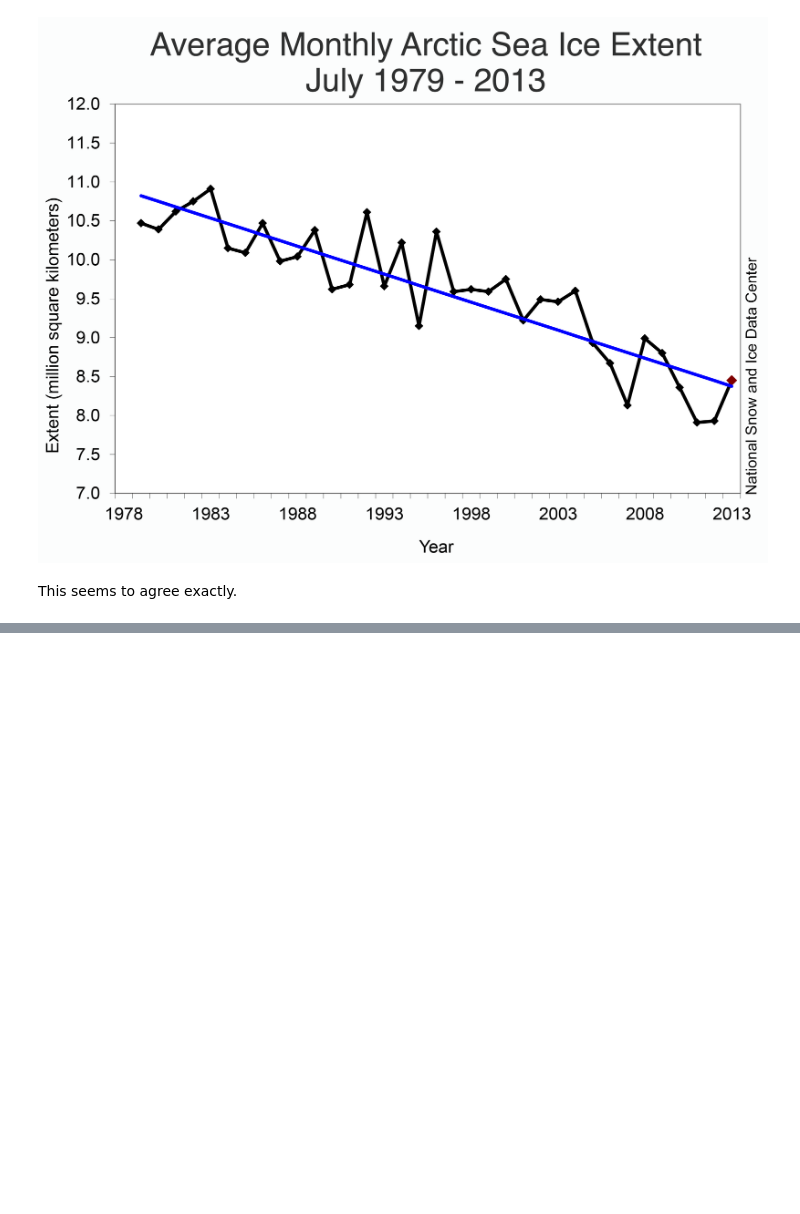
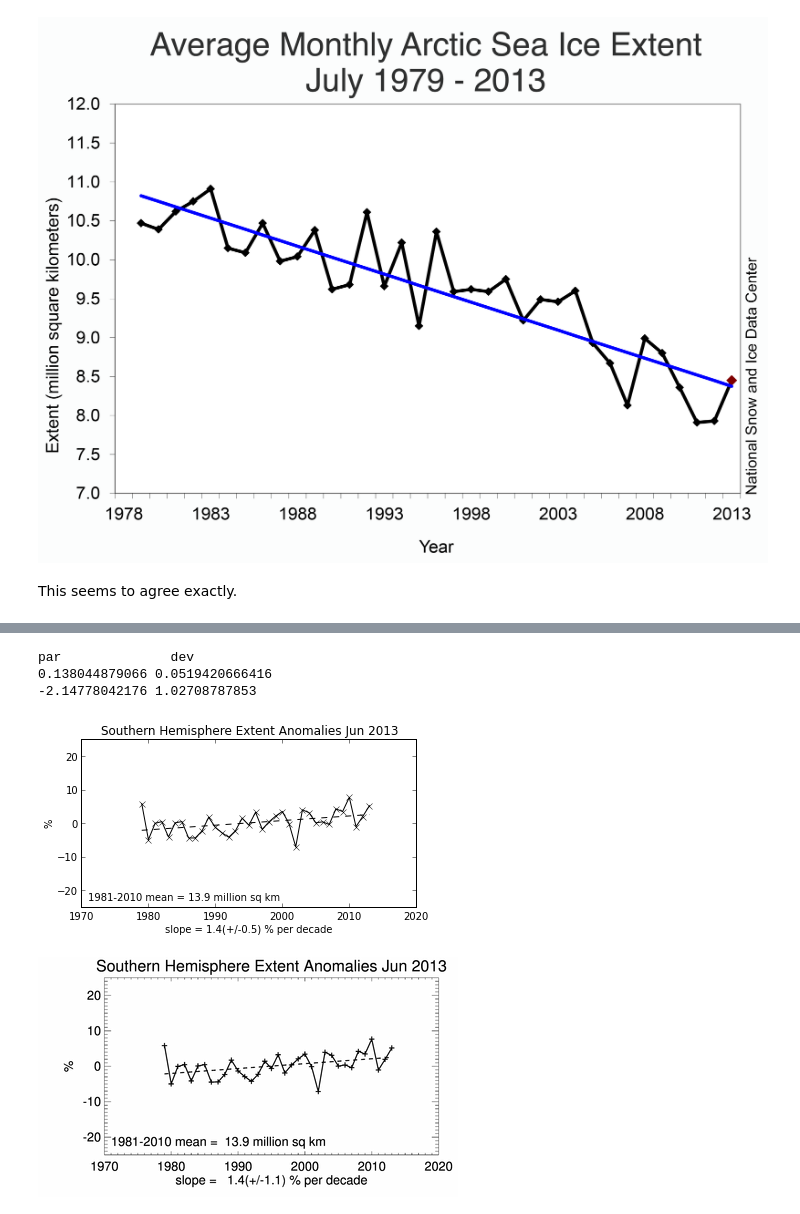
Before and after one commit to certik/climate, a Jupyter notebook: Sea Ice Index.ipynb, the cells around one changed output, grey strips where cells are left out. Drawn from its saved outputs; the diff is of its cells as text; code cells hidden in the pictures; blank space fills up the shorter version.

Commit message:
Add Antarctic Sea Ice Index

```diff
--- a/Sea Ice Index.ipynb
+++ b/Sea Ice Index.ipynb
@@ -173,0 +176,4 @@ This seems to agree exactly.
+# %%
+open("data/S_06_area.txt", "w").write(urllib2.urlopen("ftp://sidads.colorado.edu/DATASETS/NOAA/G02135/Jun/S_06_area.txt").read())
+data = read_table("data/S_06_area.txt", skipfooter=7, sep="\s+")
+data
@@ -173,0 +198,36 @@ This seems to agree exactly.
+# %%
+avg = data[2:32].extent.mean()
+anomaly = (data.extent - avg) / avg * 100
+d = DataFrame({"anomaly": anomaly.values}, index=data.year)
+# %%
+years = array(d.anomaly.index)
+yvals = d.anomaly.values
+Y0 = years[0]
+def f(x, a, b):
+    return a*(x-Y0)+b
+from scipy.optimize import curve_fit
+(a, b), pcov = curve_fit(f, years, yvals)
+adev = sqrt(pcov[0, 0])
+bdev = sqrt(pcov[1, 1])
+print "par              dev"
+print a, adev
+print b, bdev
+# %% [output]
+par              dev
+0.138044879066 0.0519420666416
+-2.14778042176 1.02708787853
+# %%
+figure(figsize=(6, 3))
+plot(years, a*(years-Y0)+b, "k--", label="x")
+plot(years, yvals, "kx-")
+xlim([1970, 2020])
+ylim([-25, 25])
+title("Southern Hemisphere Extent Anomalies Jun 2013")
+text(1971, -23, "1981-2010 mean = %.1f million sq km" % avg)
+ylabel("%")
+xlabel("slope = %.1f(+/-%.1f) %% per decade" % (a*10, adev*10))
+show()
+Image(url="ftp://sidads.colorado.edu/DATASETS/NOAA/G02135/Jun/S_06_plot.png", embed=True)
+# %% [output]
+[figure, added]
+[figure, added]
```
Also changed, not shown: parts of 3 cells of this notebook.
